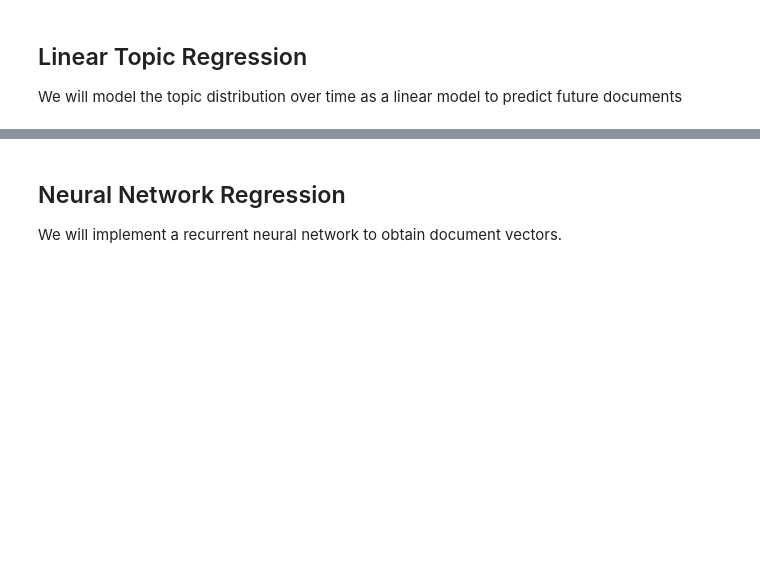
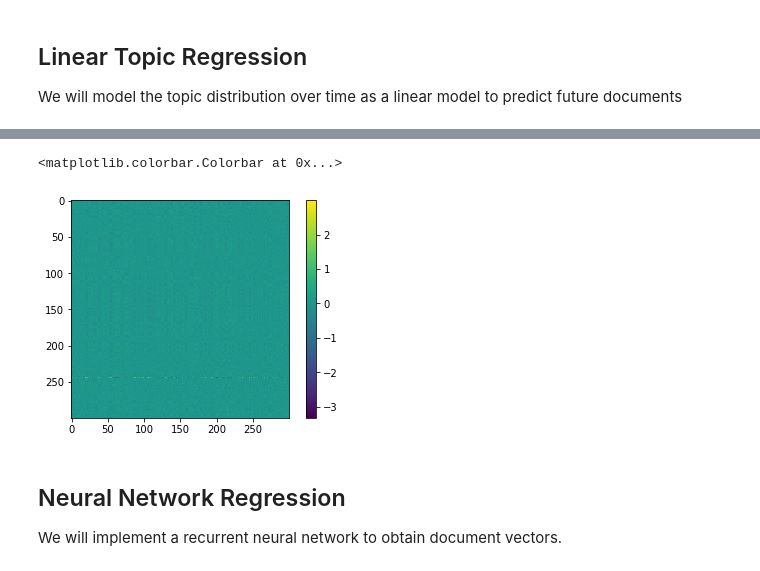
Before and after one commit to patelvap/Comp-755-Project, a Jupyter notebook: lda2vec-TM.ipynb, the cells around one changed output, grey strips where cells are left out. Saved outputs shown, nothing was run; the diff lists cells and outputs as text; code cells hidden in the pictures; blank space fills up the shorter version.

```diff
--- a/lda2vec-TM.ipynb
+++ b/lda2vec-TM.ipynb
@@ -93,3 +106,9 @@ Average cosine similarity: 0.13105160689328688
+# %%
+plt.imshow(transition())
+plt.colorbar()
+# %% [output]
+<matplotlib.colorbar.Colorbar at 0x...>
+[figure, added]
 # %% [markdown]
 ## Neural Network Regression
 
```
Also changed, not shown: parts of 10 cells of this notebook, 1 other file.
